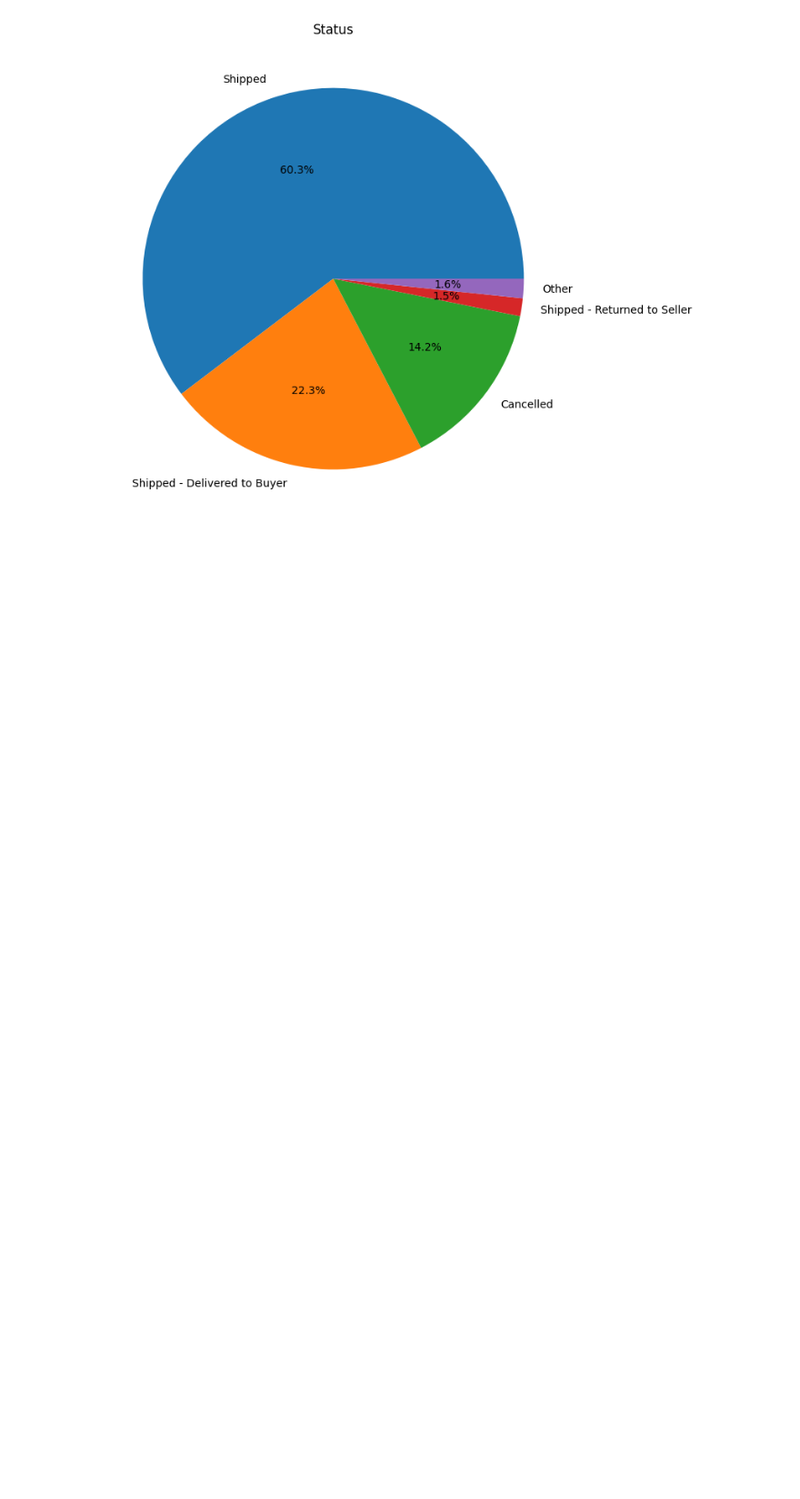
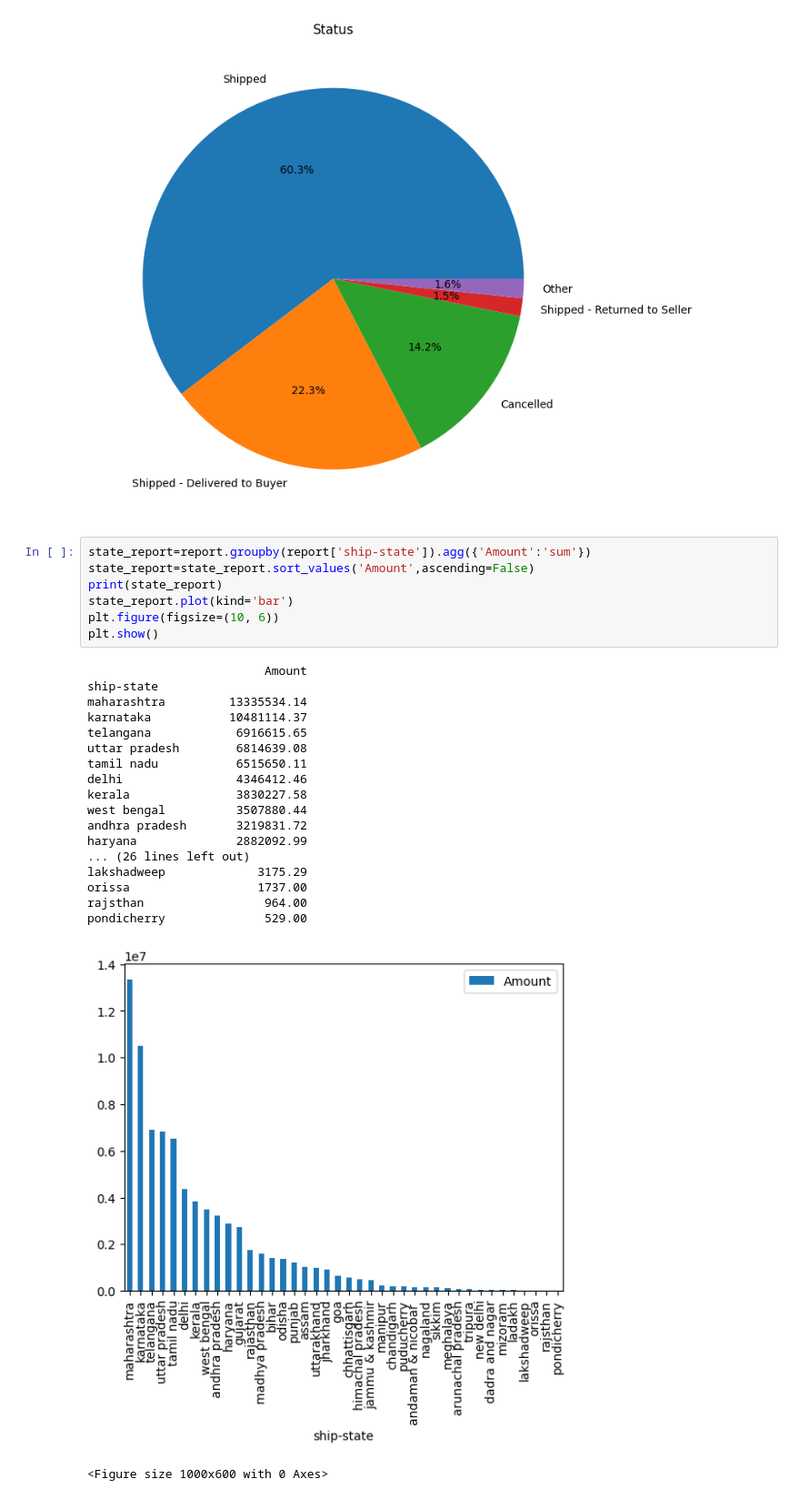
Before and after one commit to FairozMoheb/slash_task, a Jupyter notebook: eda-cleaning.ipynb, the cells around one changed output. Shown at 91% size. Drawn from its saved outputs; the diff is of its cells as text; blank space fills up the shorter version.

Commit message:
Add more charts

```diff
--- a/task.ipynb
+++ b/eda-cleaning.ipynb
@@ -345,3 +424,30 @@ plt.title('Status')
 plt.show()
 # %% [output]
 [figure]
+# %%
+state_report=report.groupby(report['ship-state']).agg({'Amount':'sum'})
+state_report=state_report.sort_values('Amount',ascending=False)
+print(state_report)
+state_report.plot(kind='bar')
+plt.figure(figsize=(10, 6))
+plt.show()
+# %% [output]
+                         Amount
+ship-state
+maharashtra         13335534.14
+karnataka           10481114.37
+telangana            6916615.65
+uttar pradesh        6814639.08
+tamil nadu           6515650.11
+delhi                4346412.46
+kerala               3830227.58
+west bengal          3507880.44
+andhra pradesh       3219831.72
+haryana              2882092.99
+... (26 lines left out)
+lakshadweep             3175.29
+orissa                  1737.00
+rajsthan                 964.00
+pondicherry              529.00
+[figure, added]
+<Figure size 1000x600 with 0 Axes>
```
Also changed, not shown: parts of 18 cells of this notebook.
